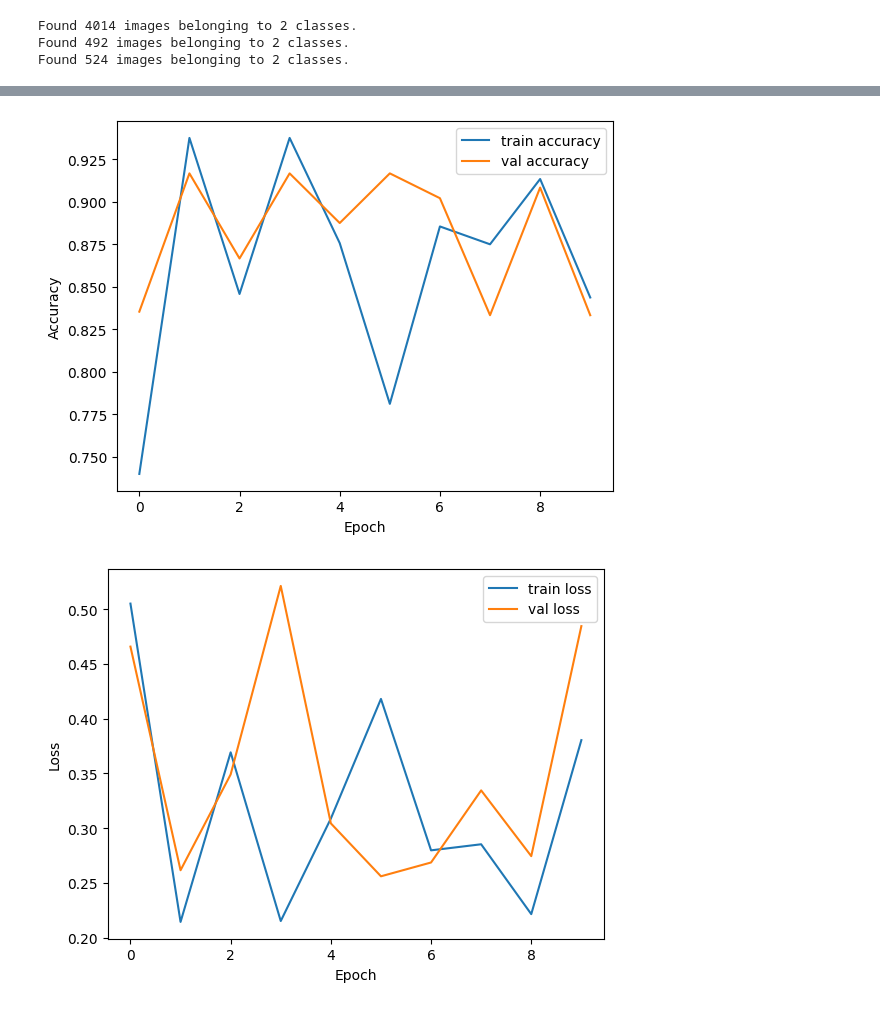
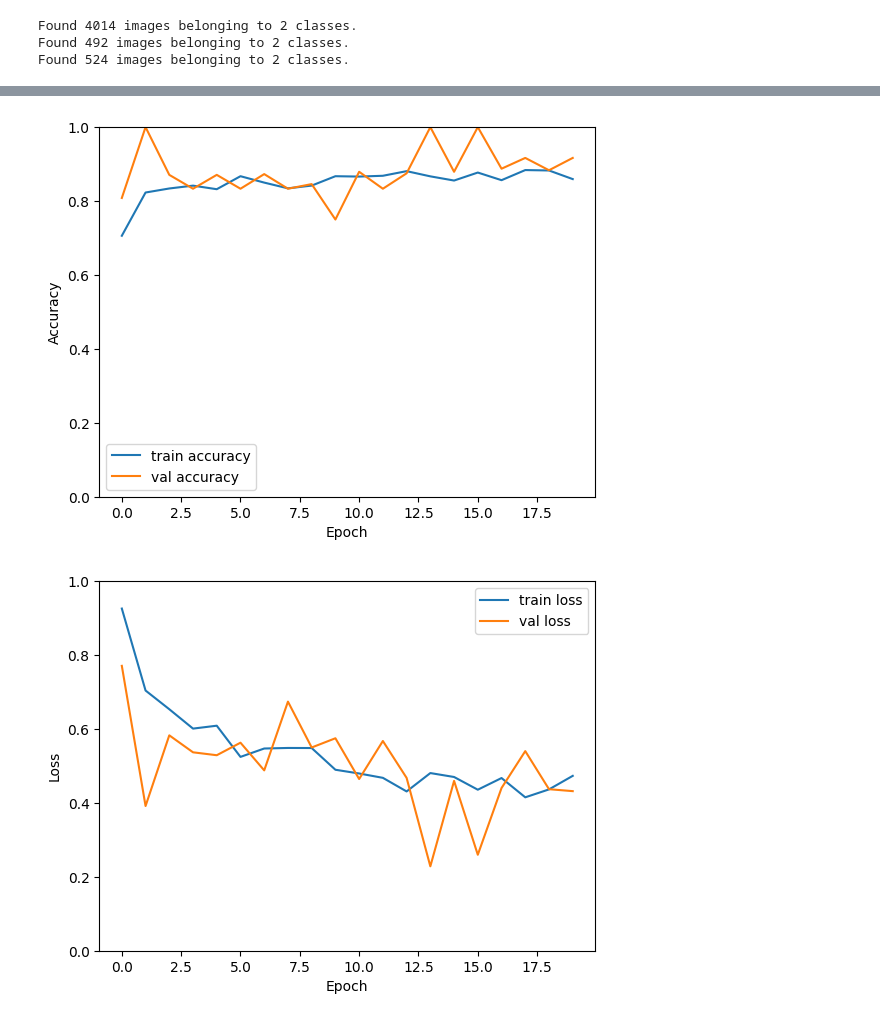
Before and after one commit to ushariRanasinghe/Fire-Detection, a Jupyter notebook: household-fire-detection.ipynb, the cells around one changed output, grey strips where cells are left out. Cells and saved outputs as stored; diff of their text form; code cells hidden in the pictures.

```diff
--- a/household-fire-detection.ipynb
+++ b/household-fire-detection.ipynb
@@ -204,0 +153,27 @@ Test accuracy: 0.89
+# %%
+
+# Define the model
+model = Sequential()
+model.add(Conv2D(32, (3, 3), activation='relu', input_shape=(150, 150, 3), kernel_regularizer=regularizers.l2(0.001)))
+model.add(MaxPooling2D(pool_size=(2, 2)))
+model.add(Conv2D(64, (3, 3), activation='relu', kernel_regularizer=regularizers.l2(0.001)))
+model.add(MaxPooling2D(pool_size=(2, 2)))
+model.add(Conv2D(128, (3, 3), activation='relu', kernel_regularizer=regularizers.l2(0.001)))
+model.add(MaxPooling2D(pool_size=(2, 2)))
+model.add(Flatten())
+model.add(Dense(128, activation='relu', kernel_regularizer=regularizers.l2(0.001)))
+model.add(Dropout(0.5))
+model.add(Dense(1, activation='sigmoid'))
+
+# Compile the model
+model.compile(optimizer=Adam(learning_rate=0.0001), loss='binary_crossentropy', metrics=['accuracy'])
+
+
+# Train the model (assuming X_train, y_train, X_val, and y_val are pre-processed datasets)
+history = model.fit(
+    train_generator,
+    steps_per_epoch=32,
+    validation_data=val_generator,
+    validation_steps=val_generator.samples // val_generator.batch_size,
+    epochs=20  # Adjust epochs as needed
+)
@@ -205,19 +198,22 @@ Test accuracy: 0.89
 # %%
 # Plot accuracy
 plt.plot(history.history['accuracy'], label='train accuracy')
 plt.plot(history.history['val_accuracy'], label='val accuracy')
 plt.xlabel('Epoch')
 plt.ylabel('Accuracy')
 plt.legend()
+plt.ylim(0, 1)
+
 plt.show()
 
 # Plot loss
 plt.plot(history.history['loss'], label='train loss')
 plt.plot(history.history['val_loss'], label='val loss')
 plt.xlabel('Epoch')
 plt.ylabel('Loss')
 plt.legend()
+plt.ylim(0, 1)
 plt.show()
 # %% [output]
-[figure, old version]
+[figure, new version]
-[figure, old version]
+[figure, new version]
```
Also changed, not shown: parts of 30 cells of this notebook.
